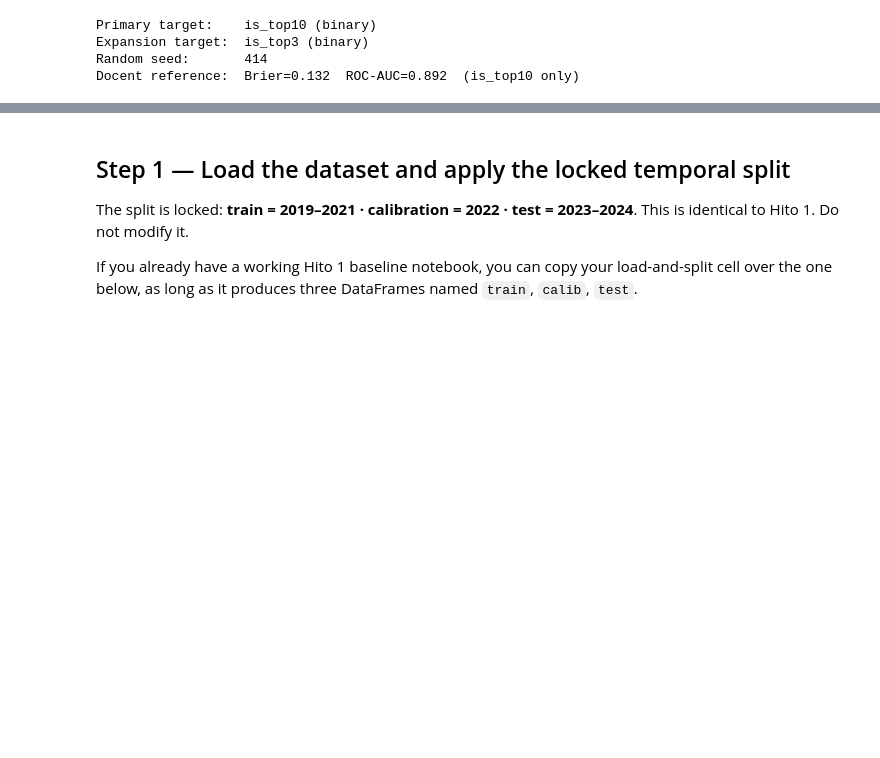
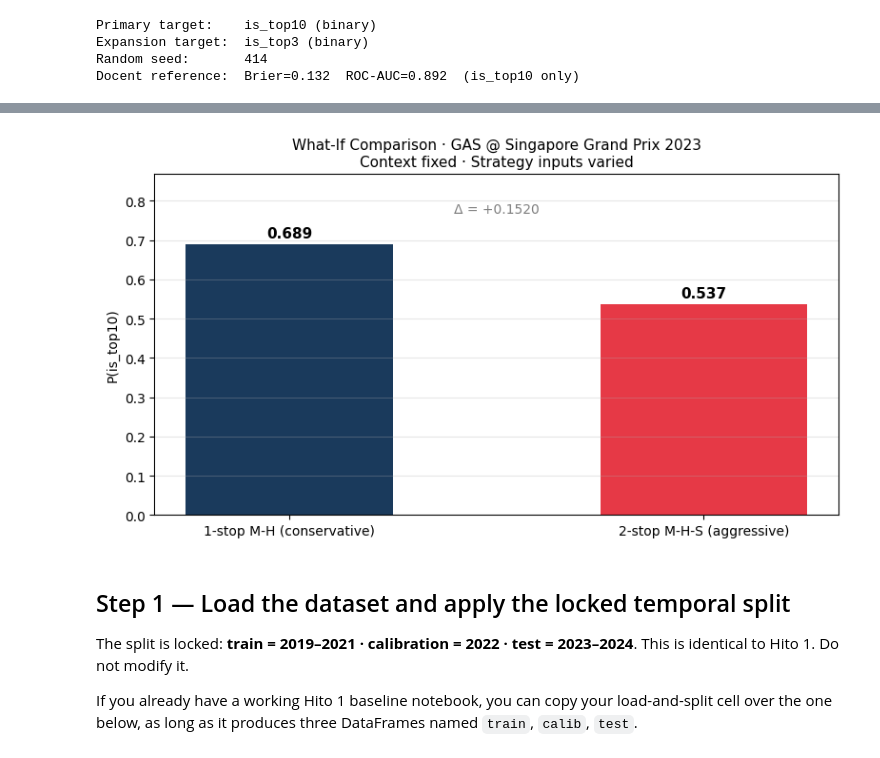
Before and after one commit to IgnaciaHerrera/Capstone, a Jupyter notebook: Hito 2/hito2_modeling.ipynb, the cells around one changed output, grey strips where cells are left out. Saved outputs shown, nothing was run; the diff lists cells and outputs as text; code cells hidden in the pictures; blank space fills up the shorter version.

```diff
--- a/Hito 2/hito2_modeling.ipynb
+++ b/Hito 2/hito2_modeling.ipynb
@@ -326,3 +464,48 @@ SECTION 0: HITO 1 CORRECTIONS — FEATURE AUDIT & RETRAINING
+# %%
+# ===== What-If: Visualización de resultados =====
+
+fig, ax = plt.subplots(figsize=(8, 4.5))
+
+labels = list(out["scenario_label"])
+x = np.arange(len(labels))
+width = 0.5
+
+primary_vals = out["P(is_top10)"].values
+bars = ax.bar(x, primary_vals, width, color=["#1A3A5C", "#E63946"])
+
+for xi, v in zip(x, primary_vals):
+    ax.text(xi, v + 0.01, f"{v:.3f}", ha="center", va="bottom", fontsize=11, fontweight="bold")
+
+# Línea de referencia en el delta
+delta = primary_vals[0] - primary_vals[1]
+ax.annotate(
+    f"Δ = {delta:+.4f}",
+    xy=(0.5, max(primary_vals) + 0.06),
+    xycoords=("data", "data"),
+    ha="center", fontsize=10, color="gray",
+    xytext=(0.5, max(primary_vals) + 0.08),
+)
+
+ax.set_xticks(x)
+ax.set_xticklabels(labels, fontsize=10)
+ax.set_ylabel("P(is_top10)")
+ax.set_ylim(0, min(1.0, max(primary_vals) + 0.18))
+
+# Título dinámico con el contexto usado
+driver = out["Driver"].iloc[0]
+circuit = out["circuit"].iloc[0]
+season = out["season"].iloc[0]
+ax.set_title(
+    f"What-If Comparison · {driver} @ {circuit} {season}\n"
+    f"Context fixed · Strategy inputs varied",
+    fontsize=11
+)
+
+ax.grid(axis="y", alpha=0.3)
+plt.tight_layout()
+plt.show()
+# %% [output]
+[figure, added]
 # %% [markdown]
 ## Step 1 — Load the dataset and apply the locked temporal split
 
```
Also changed, not shown: parts of 14 cells of this notebook, 1 other file.
